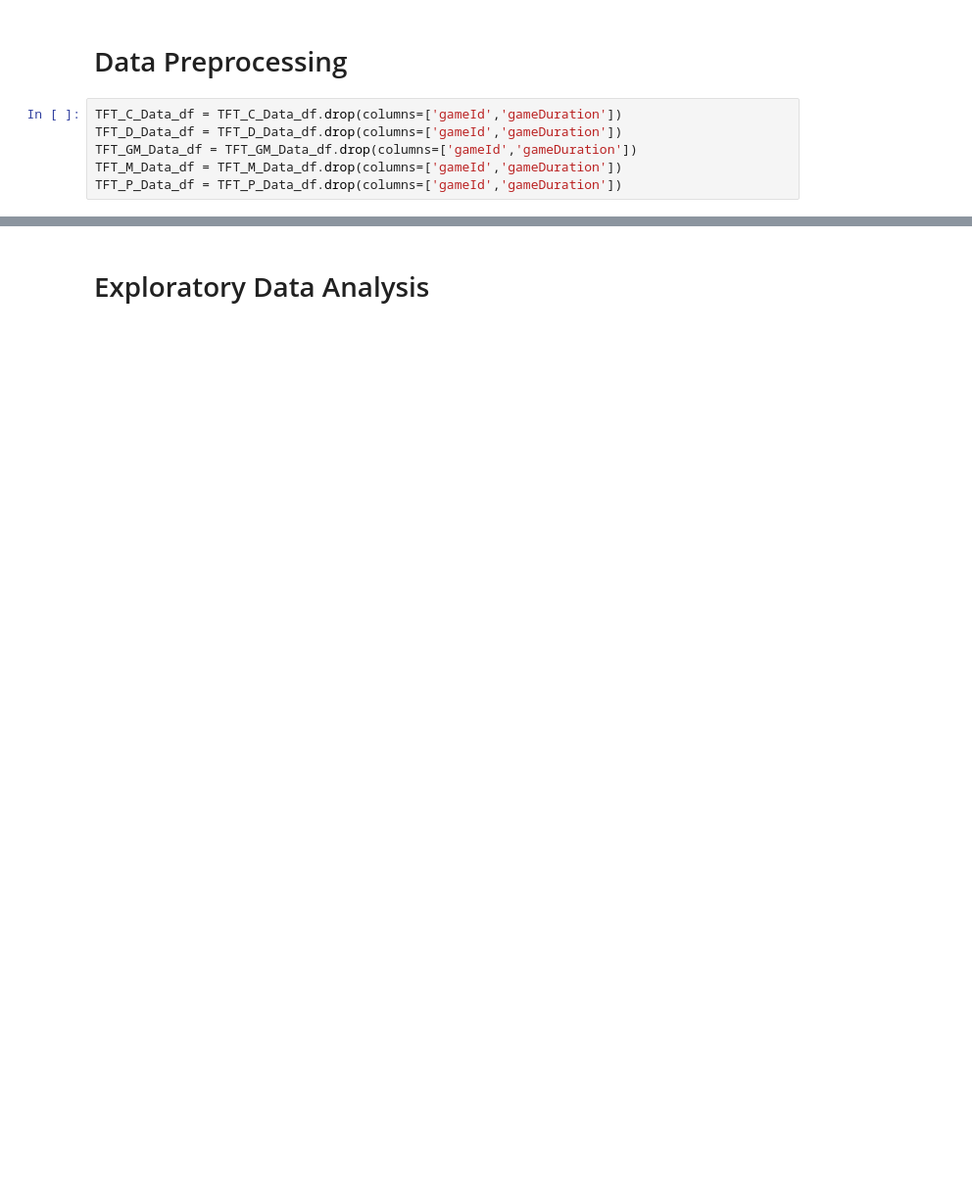
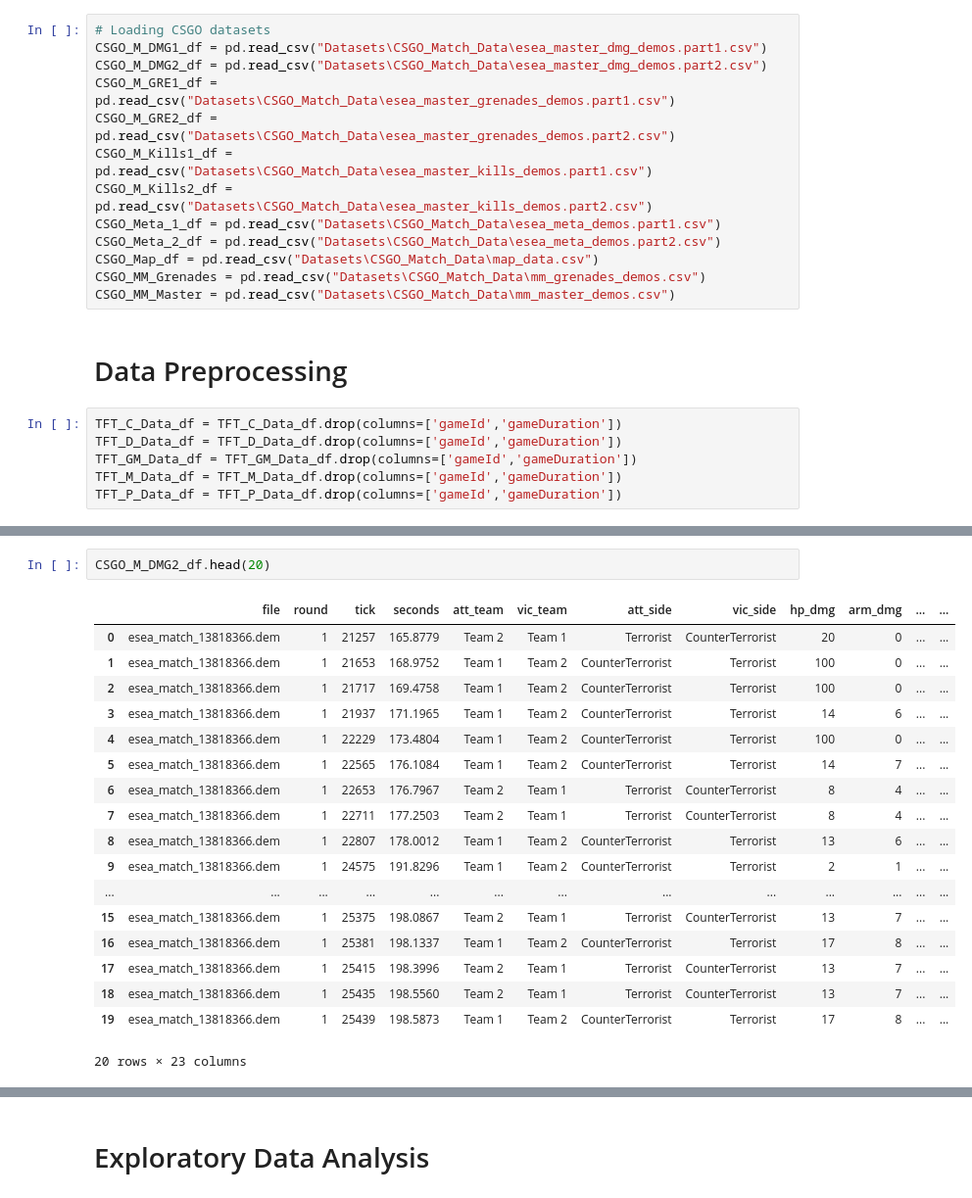
Before and after one commit to Shoofy32/CSMODEL, a Jupyter notebook: CSMODEL.ipynb, the cells around one changed output, grey strips where cells are left out. Shown at 98% size. Cells and saved outputs as stored; diff of their text form; blank space fills up the shorter version.

Commit message:
Added the loading the other datasets in notebook and preprocessing in some of the CSGO dataset

```diff
--- a/CSMODEL.ipynb
+++ b/CSMODEL.ipynb
@@ -16,3 +24,16 @@ TFT_P_Data_df = pd.read_csv("Datasets\TFT_Match_Data\TFT_Platinum_MatchData.csv"
+# %%
+# Loading CSGO datasets
+CSGO_M_DMG1_df = pd.read_csv("Datasets\CSGO_Match_Data\esea_master_dmg_demos.part1.csv")
+CSGO_M_DMG2_df = pd.read_csv("Datasets\CSGO_Match_Data\esea_master_dmg_demos.part2.csv")
+CSGO_M_GRE1_df = pd.read_csv("Datasets\CSGO_Match_Data\esea_master_grenades_demos.part1.csv")
+CSGO_M_GRE2_df = pd.read_csv("Datasets\CSGO_Match_Data\esea_master_grenades_demos.part2.csv")
+CSGO_M_Kills1_df = pd.read_csv("Datasets\CSGO_Match_Data\esea_master_kills_demos.part1.csv")
+CSGO_M_Kills2_df = pd.read_csv("Datasets\CSGO_Match_Data\esea_master_kills_demos.part2.csv")
+CSGO_Meta_1_df = pd.read_csv("Datasets\CSGO_Match_Data\esea_meta_demos.part1.csv")
+CSGO_Meta_2_df = pd.read_csv("Datasets\CSGO_Match_Data\esea_meta_demos.part2.csv")
+CSGO_Map_df = pd.read_csv("Datasets\CSGO_Match_Data\map_data.csv")
+CSGO_MM_Grenades = pd.read_csv("Datasets\CSGO_Match_Data\mm_grenades_demos.csv")
+CSGO_MM_Master = pd.read_csv("Datasets\CSGO_Match_Data\mm_master_demos.csv")
 # %% [markdown]
 # Data Preprocessing
 # %%
@@ -23,0 +158,21 @@ TFT_P_Data_df = TFT_P_Data_df.drop(columns=['gameId','gameDuration'])
+# %%
+CSGO_M_DMG2_df.head(20)
+# %% [output]
+|  | file | round | tick | seconds | att_team | vic_team | att_side | vic_side | hp_dmg | arm_dmg | ... | ... |
+| 0 | esea_match_13818366.dem | 1 | 21257 | 165.8779 | Team 2 | Team 1 | Terrorist | CounterTerrorist | 20 | 0 | ... | ... |
+| 1 | esea_match_13818366.dem | 1 | 21653 | 168.9752 | Team 1 | Team 2 | CounterTerrorist | Terrorist | 100 | 0 | ... | ... |
+| 2 | esea_match_13818366.dem | 1 | 21717 | 169.4758 | Team 1 | Team 2 | CounterTerrorist | Terrorist | 100 | 0 | ... | ... |
+| 3 | esea_match_13818366.dem | 1 | 21937 | 171.1965 | Team 1 | Team 2 | CounterTerrorist | Terrorist | 14 | 6 | ... | ... |
+| 4 | esea_match_13818366.dem | 1 | 22229 | 173.4804 | Team 1 | Team 2 | CounterTerrorist | Terrorist | 100 | 0 | ... | ... |
+| 5 | esea_match_13818366.dem | 1 | 22565 | 176.1084 | Team 1 | Team 2 | CounterTerrorist | Terrorist | 14 | 7 | ... | ... |
+| 6 | esea_match_13818366.dem | 1 | 22653 | 176.7967 | Team 2 | Team 1 | Terrorist | CounterTerrorist | 8 | 4 | ... | ... |
+| 7 | esea_match_13818366.dem | 1 | 22711 | 177.2503 | Team 2 | Team 1 | Terrorist | CounterTerrorist | 8 | 4 | ... | ... |
+| 8 | esea_match_13818366.dem | 1 | 22807 | 178.0012 | Team 1 | Team 2 | CounterTerrorist | Terrorist | 13 | 6 | ... | ... |
+| 9 | esea_match_13818366.dem | 1 | 24575 | 191.8296 | Team 1 | Team 2 | CounterTerrorist | Terrorist | 2 | 1 | ... | ... |
+| ... | ... | ... | ... | ... | ... | ... | ... | ... | ... | ... | ... | ... |
+| 15 | esea_match_13818366.dem | 1 | 25375 | 198.0867 | Team 2 | Team 1 | Terrorist | CounterTerrorist | 13 | 7 | ... | ... |
+| 16 | esea_match_13818366.dem | 1 | 25381 | 198.1337 | Team 1 | Team 2 | CounterTerrorist | Terrorist | 17 | 8 | ... | ... |
+| 17 | esea_match_13818366.dem | 1 | 25415 | 198.3996 | Team 2 | Team 1 | Terrorist | CounterTerrorist | 13 | 7 | ... | ... |
+| 18 | esea_match_13818366.dem | 1 | 25435 | 198.5560 | Team 2 | Team 1 | Terrorist | CounterTerrorist | 13 | 7 | ... | ... |
+| 19 | esea_match_13818366.dem | 1 | 25439 | 198.5873 | Team 1 | Team 2 | CounterTerrorist | Terrorist | 17 | 8 | ... | ... |
+20 rows × 23 columns
```
Also changed, not shown: parts of 13 cells of this notebook.
